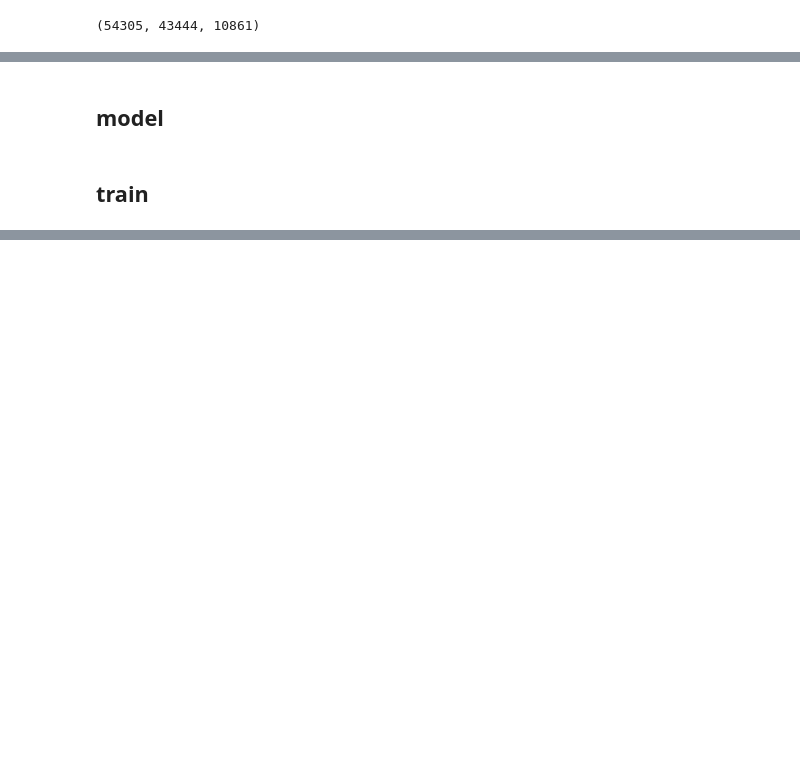
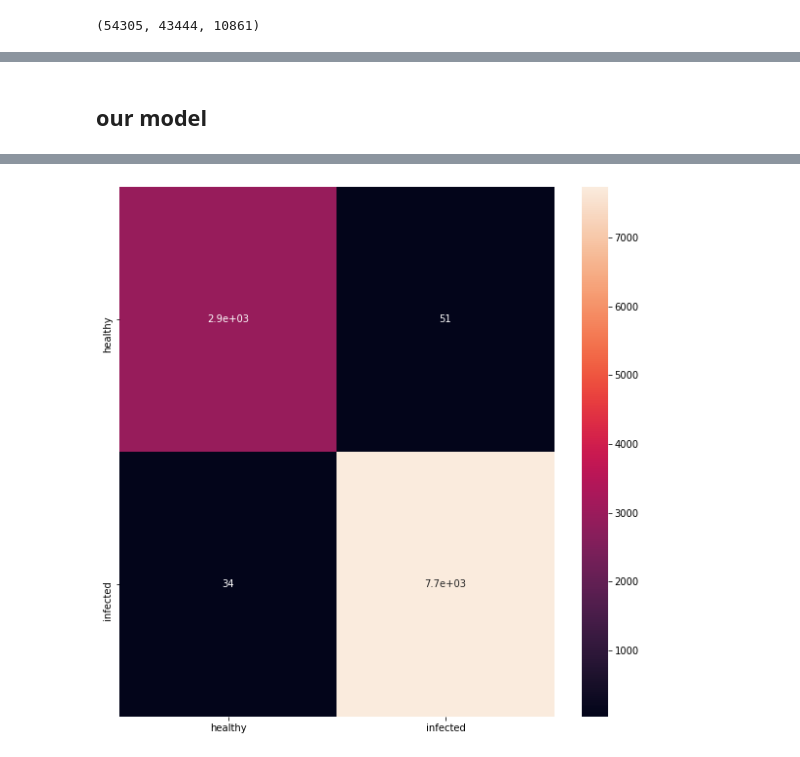
Before and after one commit to ssduman/plantcare, a Jupyter notebook: bbm416_project.ipynb, the cells around one changed output, grey strips where cells are left out. Drawn from its saved outputs; the diff is of its cells as text; code cells hidden in the pictures; blank space fills up the shorter version.

```diff
--- a/bbm416_project.ipynb
+++ b/bbm416_project.ipynb
@@ -141,5 +213,5 @@ class PlantDataset(torch.utils.data.Dataset):
 # %% [markdown]
-## model
+## our model
 # %%
 class Net(nn.Module):
     def __init__(self, out_size):
@@ -172,2 +253,0 @@ class Net(nn.Module):
-# %% [markdown]
-## train
@@ -223,18 +265,30 @@ train_loader = torch.utils.data.DataLoader(train_dataset, batch_size=batch_size,
 test_dataset = PlantDataset(test_path, transform=transform)
 test_loader = torch.utils.data.DataLoader(test_dataset, batch_size=batch_size, shuffle=False, drop_last=True)
 
-"""
-train_dataset = datasets.ImageFolder("plantvillage dataset/color/", transform=transform)
-train_loader = torch.utils.data.DataLoader(train_dataset, batch_size=batch_size, shuffle=True, drop_last=True)
-
-test_dataset = datasets.ImageFolder("plantvillage dataset/color/", transform=transform)
-test_loader = torch.utils.data.DataLoader(test_dataset, batch_size=batch_size, shuffle=False, drop_last=True)
-"""
-
 device = torch.device("cuda:0" if torch.cuda.is_available() else "cpu")
 model = Net(2).to(device)
 
-# optimizer = torch.optim.Adam(model.parameters(), lr=1e-3)
-# optimizer = torch.optim.Adadelta(model.parameters(), lr=0.01)
-optimizer = torch.optim.SGD(model.parameters(), lr=0.00002, momentum=0.9)
+criterion = nn.CrossEntropyLoss()
+
+optimizer = torch.optim.Adam(model.parameters(), lr=0.001)
+scheduler = StepLR(optimizer, step_size=1, gamma=0.7)
+
+loss_values = []
+accuracy_values = []
+test(model, device, test_loader, criterion)
+for epoch in range(5):
+    train_loss = train(model, device, train_loader, optimizer, criterion, epoch)
+    loss_values.append(train_loss)
+
+    test_acc, confusion_matrix = test(model, device, test_loader, criterion)
+    accuracy_values.append(test_acc)
+
+    scheduler.step()
+
+torch.save(model.state_dict(), "plant_model.pth")
+
+df_cm = pd.DataFrame(confusion_matrix.numpy(), index=classes, columns=classes)
+plt.figure(figsize=(10, 10))
+sns.heatmap(df_cm, annot=True)
+plt.show()
 # %% [output]
@@ -244,0 +312 @@ data: 10861, targets: 10861
+[figure, added]
```
Also changed, not shown: parts of 23 cells of this notebook, 1 other file.
